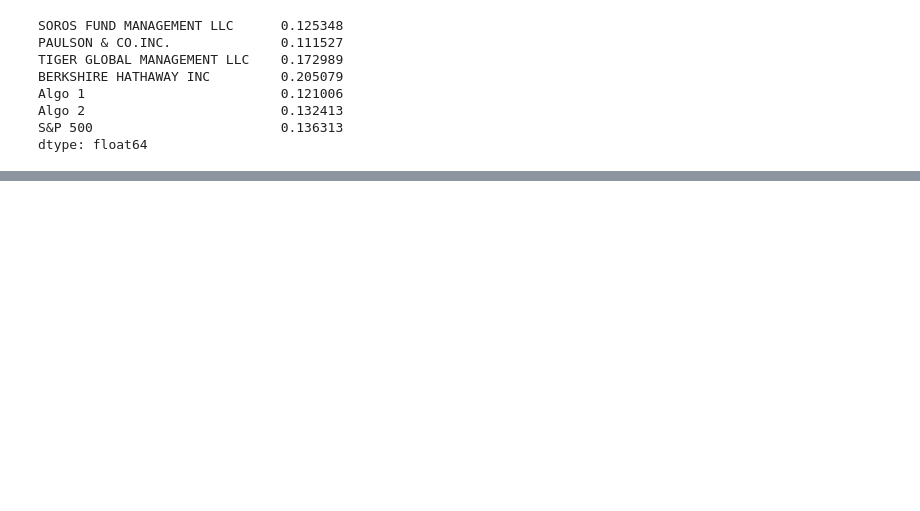
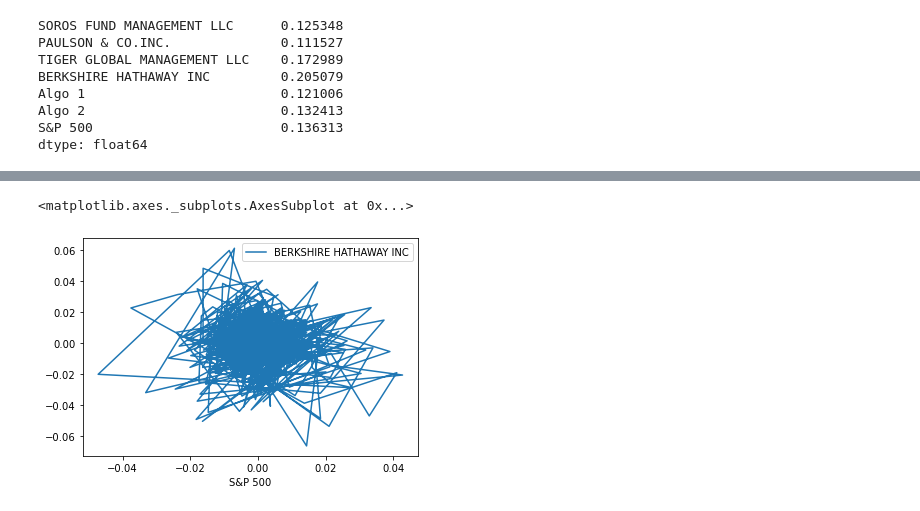
Before and after one commit to ceronini/python-homework, a Jupyter notebook: Whale_Analysis/whale_analysis.ipynb, the cells around one changed output, grey strips where cells are left out. Saved outputs shown, nothing was run; the diff lists cells and outputs as text; code cells hidden in the pictures; blank space fills up the shorter version.

```diff
--- a/Whale_Analysis/whale_analysis.ipynb
+++ b/Whale_Analysis/whale_analysis.ipynb
@@ -219,0 +261,10 @@ dtype: float64
+# %%
+# Concatenate all DataFrames into a single DataFrame
+
+indexed_returns = pd.concat([bk_return, snp_return], axis="columns", join="inner")
+
+# Sort datetime index in ascending order (past to present)
+indexed_returns.sort_index(inplace=True)
+
+# Display a few rows
+indexed_returns.head()
@@ -219,0 +279,5 @@ dtype: float64
+# %%
+indexed_returns.plot(x = "S&P 500", y = "BERKSHIRE HATHAWAY INC")
+# %% [output]
+<matplotlib.axes._subplots.AxesSubplot at 0x...>
+[figure, added]
```
Also changed, not shown: parts of 7 cells of this notebook, 11 other files.
